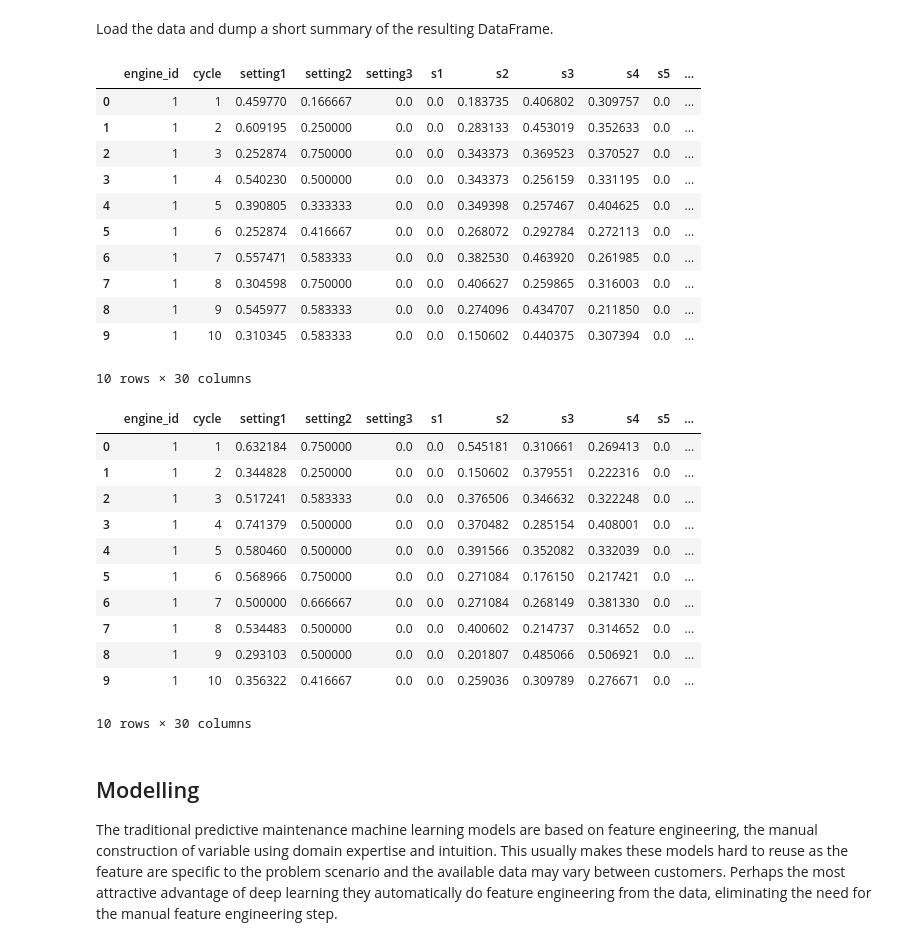
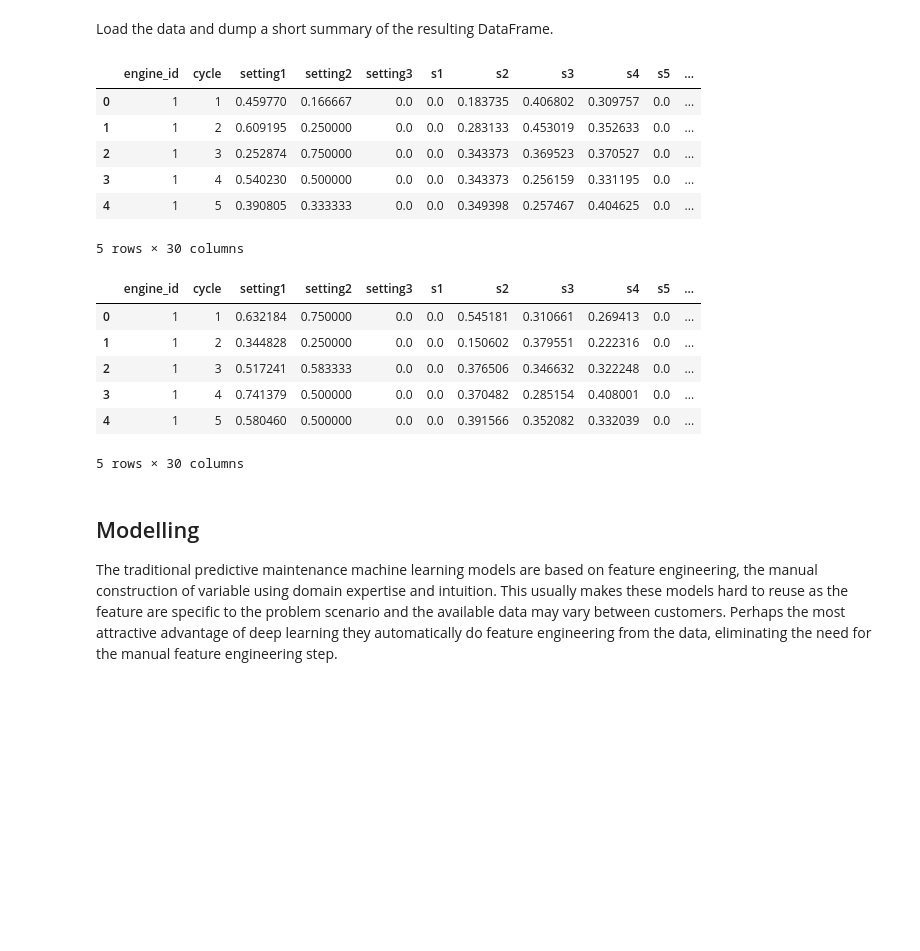
Before and after one commit to krisbock/AMLSamples, a Jupyter notebook: deep_predictive_maintenance/2_model_building_and_evaluation.ipynb, the cells around one changed output. Saved outputs shown, nothing was run; the diff lists cells and outputs as text; code cells hidden in the pictures; blank space fills up the shorter version.

```diff
--- a/deep_predictive_maintenance/2_model_building_and_evaluation.ipynb
+++ b/deep_predictive_maintenance/2_model_building_and_evaluation.ipynb
@@ -50,23 +50,18 @@ print(os.listdir(data_dir))
 Load the data and dump a short summary of the resulting DataFrame.
 # %%
 train_df = pd.read_csv(os.path.join(data_dir, 'preprocessed_train_file.csv'))
-train_df.head(10)
+train_df.head(5)
 # %% [output]
 |  | engine_id | cycle | setting1 | setting2 | setting3 | s1 | s2 | s3 | s4 | s5 | ... |
 | 0 | 1 | 1 | 0.459770 | 0.166667 | 0.0 | 0.0 | 0.183735 | 0.406802 | 0.309757 | 0.0 | ... |
 | 1 | 1 | 2 | 0.609195 | 0.250000 | 0.0 | 0.0 | 0.283133 | 0.453019 | 0.352633 | 0.0 | ... |
 | 2 | 1 | 3 | 0.252874 | 0.750000 | 0.0 | 0.0 | 0.343373 | 0.369523 | 0.370527 | 0.0 | ... |
 | 3 | 1 | 4 | 0.540230 | 0.500000 | 0.0 | 0.0 | 0.343373 | 0.256159 | 0.331195 | 0.0 | ... |
 | 4 | 1 | 5 | 0.390805 | 0.333333 | 0.0 | 0.0 | 0.349398 | 0.257467 | 0.404625 | 0.0 | ... |
-| 5 | 1 | 6 | 0.252874 | 0.416667 | 0.0 | 0.0 | 0.268072 | 0.292784 | 0.272113 | 0.0 | ... |
-| 6 | 1 | 7 | 0.557471 | 0.583333 | 0.0 | 0.0 | 0.382530 | 0.463920 | 0.261985 | 0.0 | ... |
-| 7 | 1 | 8 | 0.304598 | 0.750000 | 0.0 | 0.0 | 0.406627 | 0.259865 | 0.316003 | 0.0 | ... |
-| 8 | 1 | 9 | 0.545977 | 0.583333 | 0.0 | 0.0 | 0.274096 | 0.434707 | 0.211850 | 0.0 | ... |
-| 9 | 1 | 10 | 0.310345 | 0.583333 | 0.0 | 0.0 | 0.150602 | 0.440375 | 0.307394 | 0.0 | ... |
-10 rows × 30 columns
+5 rows × 30 columns
 # %%
 test_df = pd.read_csv(os.path.join(data_dir, 'preprocessed_test_file.csv'))
-test_df.head(10)
+test_df.head(5)
 # %% [output]
 |  | engine_id | cycle | setting1 | setting2 | setting3 | s1 | s2 | s3 | s4 | s5 | ... |
 | 0 | 1 | 1 | 0.632184 | 0.750000 | 0.0 | 0.0 | 0.545181 | 0.310661 | 0.269413 | 0.0 | ... |
@@ -74,12 +69,7 @@ test_df.head(10)
 | 2 | 1 | 3 | 0.517241 | 0.583333 | 0.0 | 0.0 | 0.376506 | 0.346632 | 0.322248 | 0.0 | ... |
 | 3 | 1 | 4 | 0.741379 | 0.500000 | 0.0 | 0.0 | 0.370482 | 0.285154 | 0.408001 | 0.0 | ... |
 | 4 | 1 | 5 | 0.580460 | 0.500000 | 0.0 | 0.0 | 0.391566 | 0.352082 | 0.332039 | 0.0 | ... |
-| 5 | 1 | 6 | 0.568966 | 0.750000 | 0.0 | 0.0 | 0.271084 | 0.176150 | 0.217421 | 0.0 | ... |
-| 6 | 1 | 7 | 0.500000 | 0.666667 | 0.0 | 0.0 | 0.271084 | 0.268149 | 0.381330 | 0.0 | ... |
-| 7 | 1 | 8 | 0.534483 | 0.500000 | 0.0 | 0.0 | 0.400602 | 0.214737 | 0.314652 | 0.0 | ... |
-| 8 | 1 | 9 | 0.293103 | 0.500000 | 0.0 | 0.0 | 0.201807 | 0.485066 | 0.506921 | 0.0 | ... |
-| 9 | 1 | 10 | 0.356322 | 0.416667 | 0.0 | 0.0 | 0.259036 | 0.309789 | 0.276671 | 0.0 | ... |
-10 rows × 30 columns
+5 rows × 30 columns
 # %% [markdown]
 ## Modelling
 
```
Also changed, not shown: parts of 2 cells of this notebook, 1 other file.
